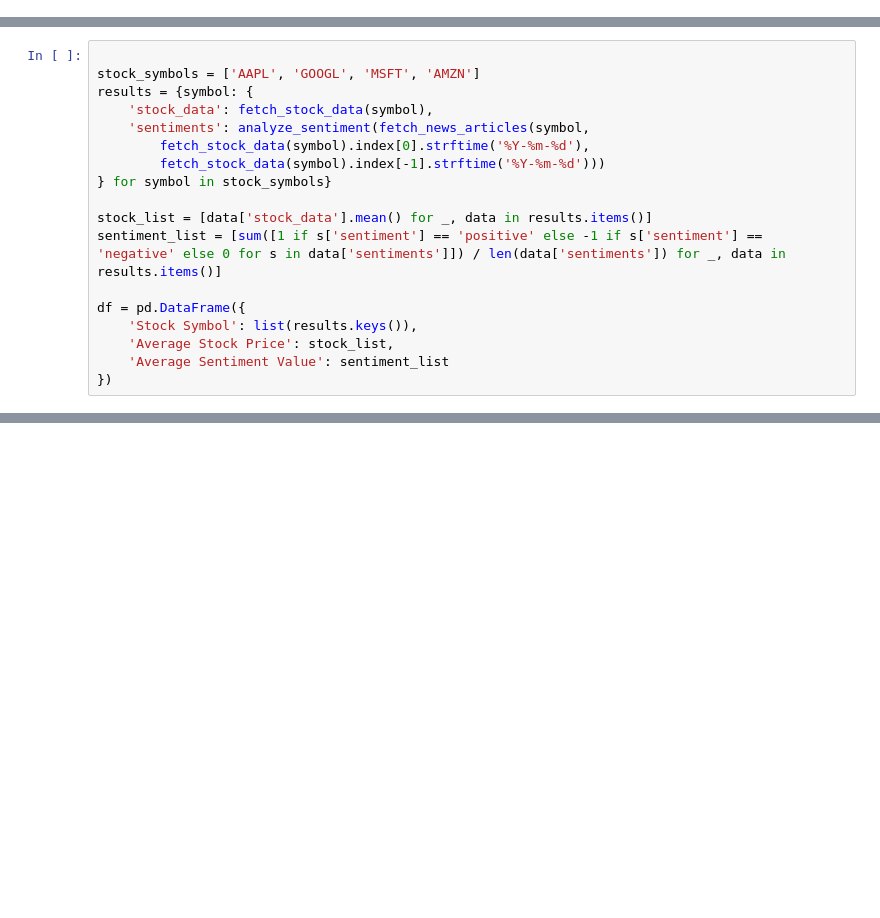
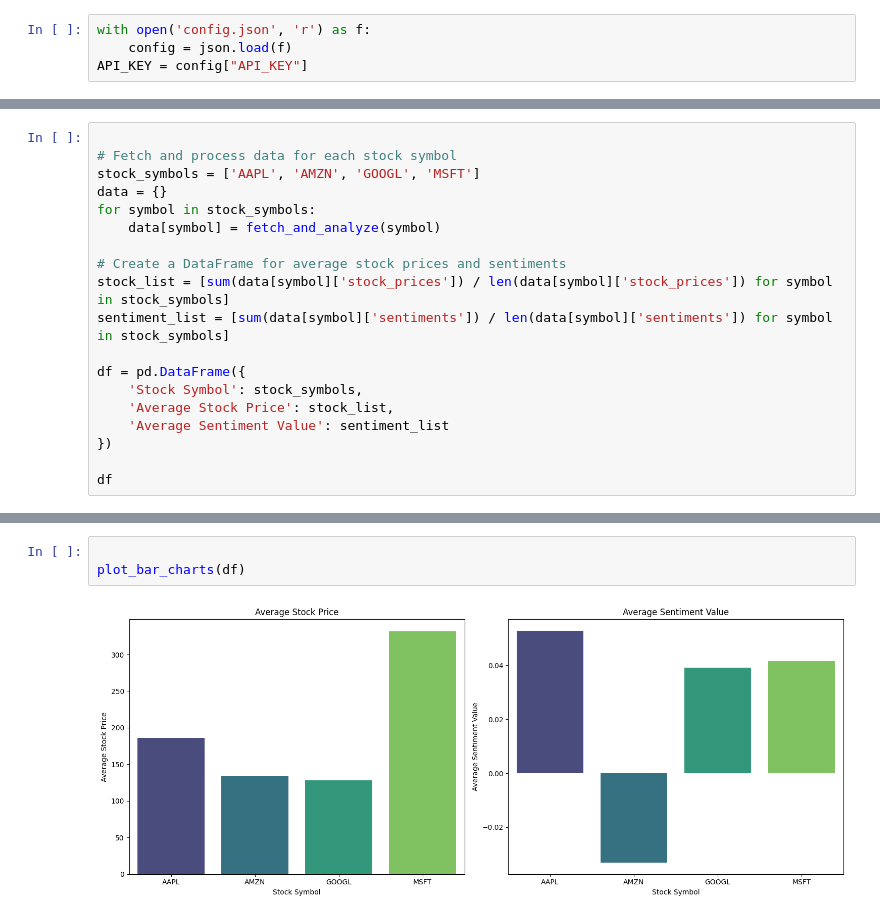
Before and after one commit to cdman334/sentiment_analysis, a Jupyter notebook: sentimental_stock_analysis.ipynb, the cells around one changed output, grey strips where cells are left out. Saved outputs shown, nothing was run; the diff lists cells and outputs as text; blank space fills up the shorter version.

```diff
--- a/sentimental_stock_analysis.ipynb
+++ b/sentimental_stock_analysis.ipynb
@@ -8,0 +12,4 @@ import matplotlib.pyplot as plt
+# %%
+with open('config.json', 'r') as f:
+    config = json.load(f)
+API_KEY = config["API_KEY"]
@@ -32,21 +86,3 @@ def analyze_sentiment(articles):
             'sentiment': 'positive' if polarity > 0 else 'negative' if polarity < 0 else 'neutral'
         })
     return sentiments
-# %%
-
-stock_symbols = ['AAPL', 'GOOGL', 'MSFT', 'AMZN']
-results = {symbol: {
-    'stock_data': fetch_stock_data(symbol),
-    'sentiments': analyze_sentiment(fetch_news_articles(symbol,
-        fetch_stock_data(symbol).index[0].strftime('%Y-%m-%d'),
-        fetch_stock_data(symbol).index[-1].strftime('%Y-%m-%d')))
-} for symbol in stock_symbols}
-
-stock_list = [data['stock_data'].mean() for _, data in results.items()]
-sentiment_list = [sum([1 if s['sentiment'] == 'positive' else -1 if s['sentiment'] == 'negative' else 0 for s in data['sentiments']]) / len(data['sentiments']) for _, data in results.items()]
-
-df = pd.DataFrame({
-    'Stock Symbol': list(results.keys()),
-    'Average Stock Price': stock_list,
-    'Average Sentiment Value': sentiment_list
-})
@@ -164,0 +145,19 @@ plt.show()
+# %%
+
+# Fetch and process data for each stock symbol
+stock_symbols = ['AAPL', 'AMZN', 'GOOGL', 'MSFT']
+data = {}
+for symbol in stock_symbols:
+    data[symbol] = fetch_and_analyze(symbol)
+
+# Create a DataFrame for average stock prices and sentiments
+stock_list = [sum(data[symbol]['stock_prices']) / len(data[symbol]['stock_prices']) for symbol in stock_symbols]
+sentiment_list = [sum(data[symbol]['sentiments']) / len(data[symbol]['sentiments']) for symbol in stock_symbols]
+
+df = pd.DataFrame({
+    'Stock Symbol': stock_symbols,
+    'Average Stock Price': stock_list,
+    'Average Sentiment Value': sentiment_list
+})
+
+df
@@ -164,0 +174,5 @@ plt.show()
+# %%
+
+plot_bar_charts(df)
+# %% [output]
+[figure, added]
```
Also changed, not shown: parts of 9 cells of this notebook.
